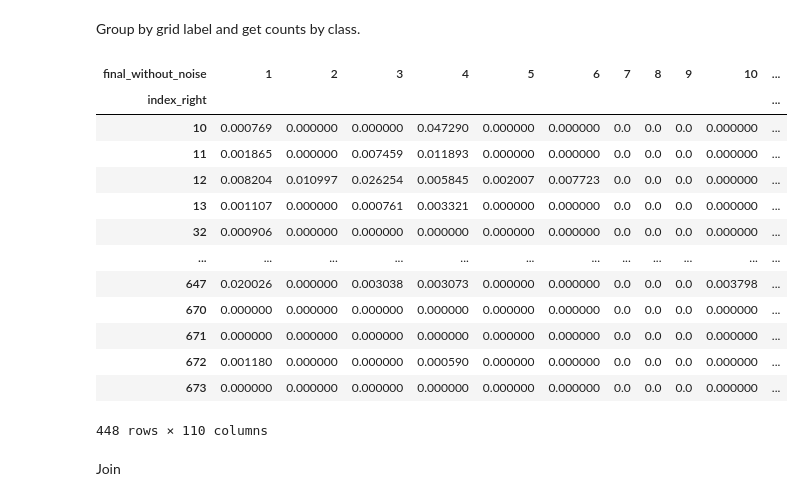
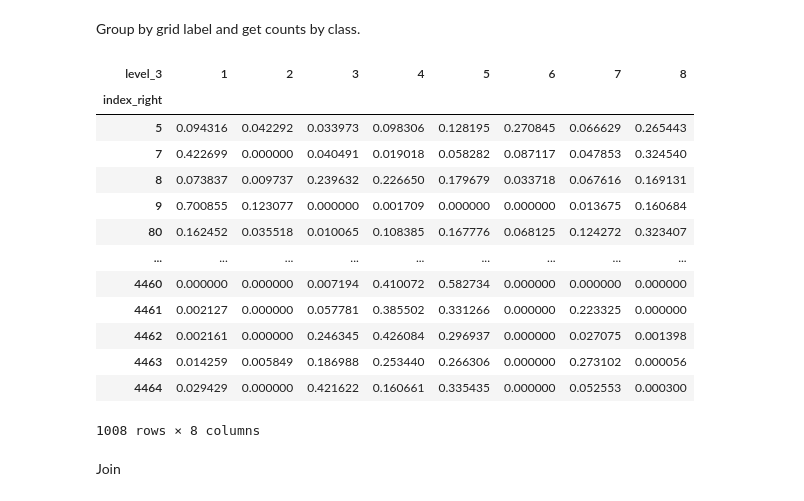
Before and after one commit to uscuni/boundaries_of_change, a Jupyter notebook: code/0x_lisa_boundaries.ipynb, the cells around one changed output. Cells and saved outputs as stored; diff of their text form; code cells hidden in the pictures.

```diff
--- a/code/0x_lisa_boundaries.ipynb
+++ b/code/0x_lisa_boundaries.ipynb
@@ -11,4 +11,4 @@ from sklearn.decomposition import PCA
 # %% [markdown]
 Load all buildings represented as points.
 # %%
-complete = gpd.read_parquet("/data/uscuni-boundaries/classification/v202509/").reset_index(drop=True)
+complete = gpd.read_parquet("/data/uscuni-boundaries/classification/v202511/").reset_index(drop=True)
@@ -18,7 +34,7 @@ Map ids to level 3.
 final_clusters = pd.read_parquet(
     "/data/uscuni-ulce/processed_data/clusters/cluster_mapping_v10.pq"
 )
-complete["level_3"] = complete.final_without_noise.map(final_clusters[3])
+complete["level_3"] = complete.level_7_label.map(final_clusters[3])
 # %% [markdown]
 Make a grid
 # %%
@@ -46,24 +62,24 @@ joined = complete.sjoin(grid, predicate="within")
 # %% [markdown]
 Group by grid label and get counts by class.
 # %%
-counts = joined.groupby("index_right").final_without_noise.value_counts().unstack().fillna(0)
+counts = joined.groupby("index_right").level_3.value_counts().unstack().fillna(0)
 counts = counts.div(counts.sum(axis=1), axis=0)
 counts
 # %% [output]
-| final_without_noise | 1 | 2 | 3 | 4 | 5 | 6 | 7 | 8 | 9 | 10 | ... |
-| index_right |  |  |  |  |  |  |  |  |  |  | ... |
-| 10 | 0.000769 | 0.000000 | 0.000000 | 0.047290 | 0.000000 | 0.000000 | 0.0 | 0.0 | 0.0 | 0.000000 | ... |
-| 11 | 0.001865 | 0.000000 | 0.007459 | 0.011893 | 0.000000 | 0.000000 | 0.0 | 0.0 | 0.0 | 0.000000 | ... |
-| 12 | 0.008204 | 0.010997 | 0.026254 | 0.005845 | 0.002007 | 0.007723 | 0.0 | 0.0 | 0.0 | 0.000000 | ... |
-| 13 | 0.001107 | 0.000000 | 0.000761 | 0.003321 | 0.000000 | 0.000000 | 0.0 | 0.0 | 0.0 | 0.000000 | ... |
-| 32 | 0.000906 | 0.000000 | 0.000000 | 0.000000 | 0.000000 | 0.000000 | 0.0 | 0.0 | 0.0 | 0.000000 | ... |
-| ... | ... | ... | ... | ... | ... | ... | ... | ... | ... | ... | ... |
-| 647 | 0.020026 | 0.000000 | 0.003038 | 0.003073 | 0.000000 | 0.000000 | 0.0 | 0.0 | 0.0 | 0.003798 | ... |
-| 670 | 0.000000 | 0.000000 | 0.000000 | 0.000000 | 0.000000 | 0.000000 | 0.0 | 0.0 | 0.0 | 0.000000 | ... |
-| 671 | 0.000000 | 0.000000 | 0.000000 | 0.000000 | 0.000000 | 0.000000 | 0.0 | 0.0 | 0.0 | 0.000000 | ... |
-| 672 | 0.001180 | 0.000000 | 0.000000 | 0.000590 | 0.000000 | 0.000000 | 0.0 | 0.0 | 0.0 | 0.000000 | ... |
-| 673 | 0.000000 | 0.000000 | 0.000000 | 0.000000 | 0.000000 | 0.000000 | 0.0 | 0.0 | 0.0 | 0.000000 | ... |
+| level_3 | 1 | 2 | 3 | 4 | 5 | 6 | 7 | 8 |
+| index_right |  |  |  |  |  |  |  |  |
+| 5 | 0.094316 | 0.042292 | 0.033973 | 0.098306 | 0.128195 | 0.270845 | 0.066629 | 0.265443 |
+| 7 | 0.422699 | 0.000000 | 0.040491 | 0.019018 | 0.058282 | 0.087117 | 0.047853 | 0.324540 |
+| 8 | 0.073837 | 0.009737 | 0.239632 | 0.226650 | 0.179679 | 0.033718 | 0.067616 | 0.169131 |
+| 9 | 0.700855 | 0.123077 | 0.000000 | 0.001709 | 0.000000 | 0.000000 | 0.013675 | 0.160684 |
+| 80 | 0.162452 | 0.035518 | 0.010065 | 0.108385 | 0.167776 | 0.068125 | 0.124272 | 0.323407 |
+| ... | ... | ... | ... | ... | ... | ... | ... | ... |
+| 4460 | 0.000000 | 0.000000 | 0.007194 | 0.410072 | 0.582734 | 0.000000 | 0.000000 | 0.000000 |
+| 4461 | 0.002127 | 0.000000 | 0.057781 | 0.385502 | 0.331266 | 0.000000 | 0.223325 | 0.000000 |
+| 4462 | 0.002161 | 0.000000 | 0.246345 | 0.426084 | 0.296937 | 0.000000 | 0.027075 | 0.001398 |
+| 4463 | 0.014259 | 0.005849 | 0.186988 | 0.253440 | 0.266306 | 0.000000 | 0.273102 | 0.000056 |
+| 4464 | 0.029429 | 0.000000 | 0.421622 | 0.160661 | 0.335435 | 0.000000 | 0.052553 | 0.000300 |
-448 rows × 110 columns
+1008 rows × 8 columns
 # %% [markdown]
 Join
 # %%
```
Also changed, not shown: parts of 5 cells of this notebook.
